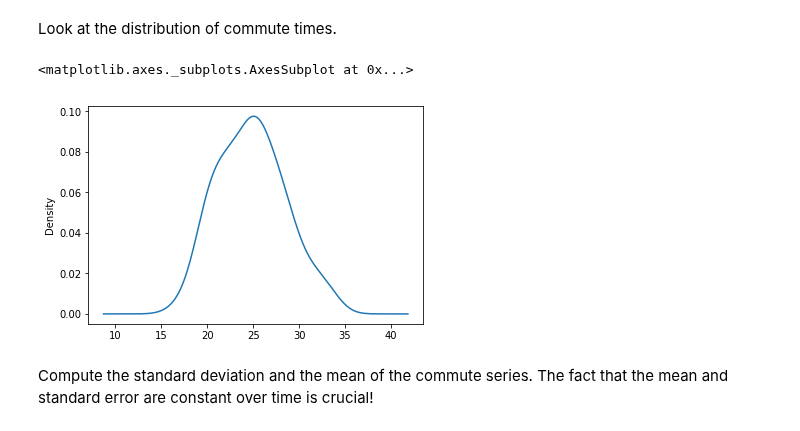
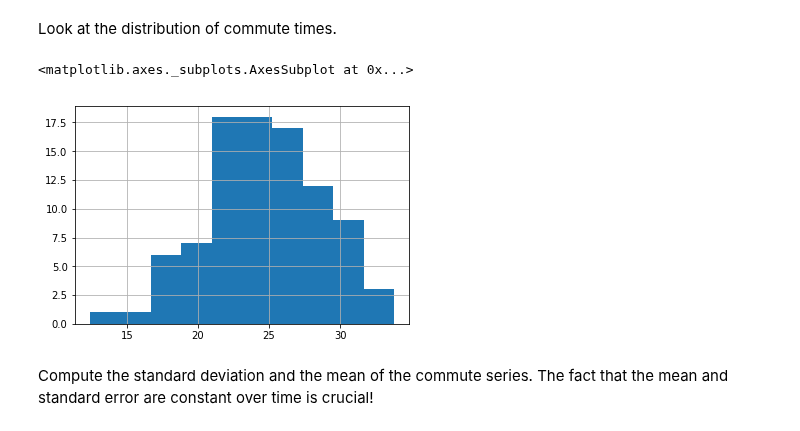
Before and after one commit to fleralle/dsc-basic-time-series-models-lab-houston-ds-042219, a Jupyter notebook: index.ipynb, the cells around one changed output. Cells and saved outputs as stored; diff of their text form; code cells hidden in the pictures.

```diff
--- a/index.ipynb
+++ b/index.ipynb
@@ -87,10 +87,10 @@ longest
 Look at the distribution of commute times.
 # %%
 # your code here
-ts.hist.plot(kind='kde')
+ts.hist()
 # %% [output]
 <matplotlib.axes._subplots.AxesSubplot at 0x...>
-[figure, old version]
+[figure, new version]
 # %% [markdown]
 Compute the standard deviation and the mean of the commute series. The fact that the mean and standard error are constant over time is crucial!
 # %%
```
